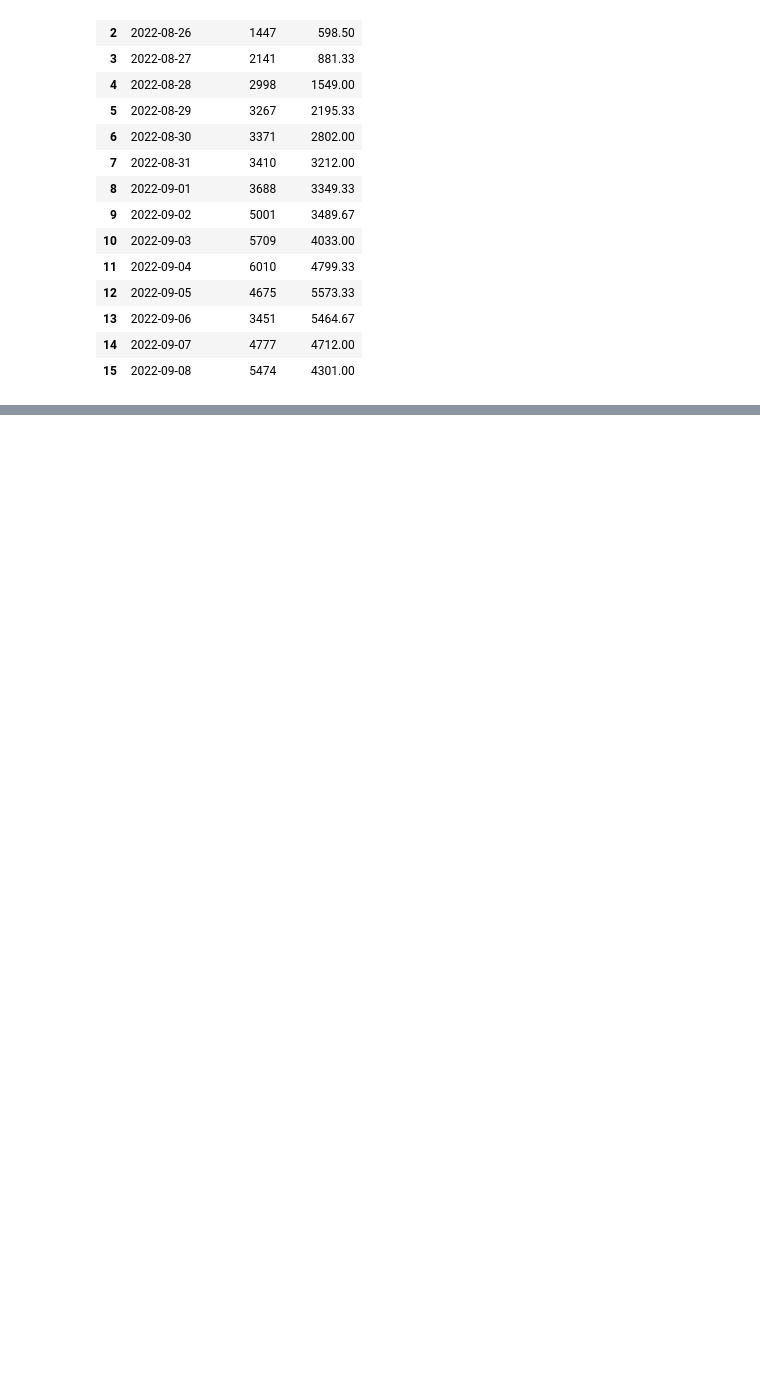
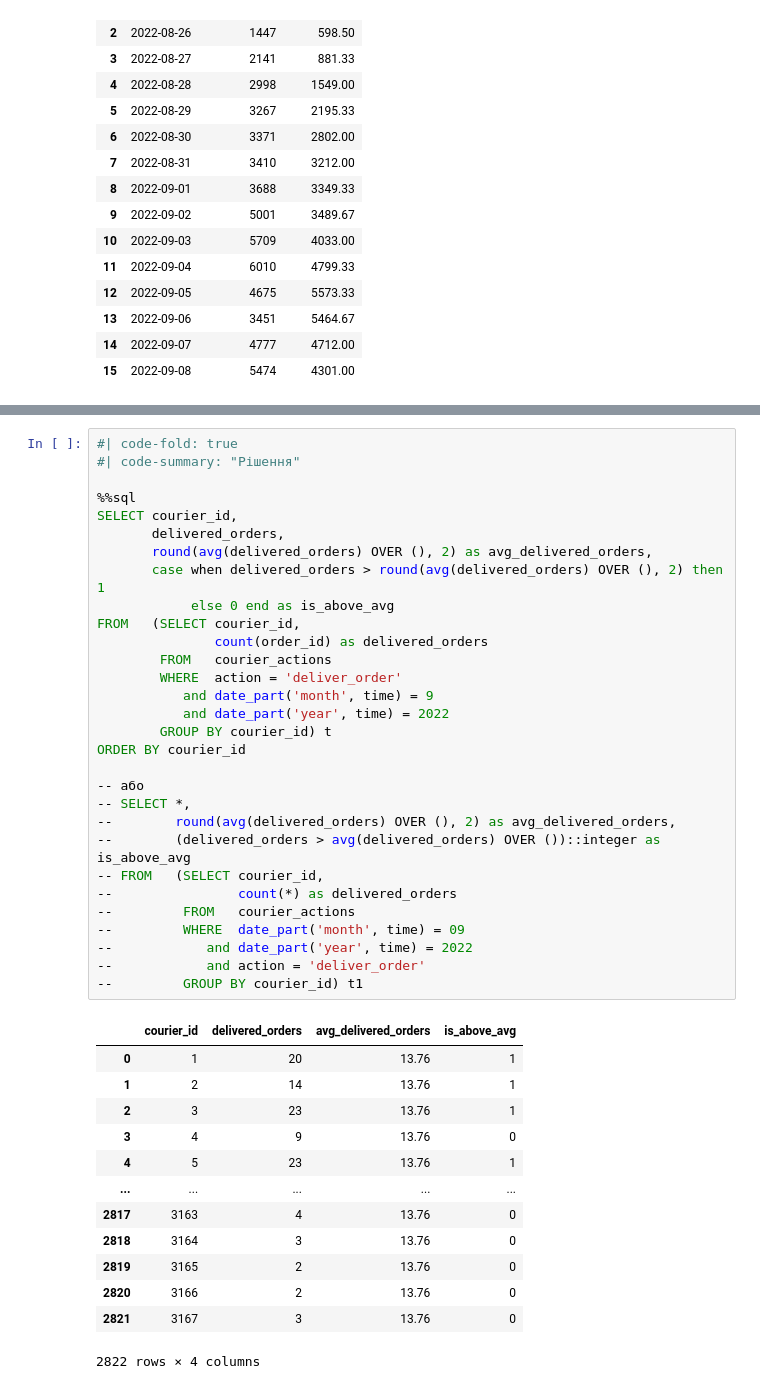
Before and after one commit to Aranaur/py4ds, a Jupyter notebook: sql_window.ipynb, the cells around one changed output, grey strips where cells are left out. Cells and saved outputs as stored; diff of their text form; blank space fills up the shorter version.

```diff
--- a/sql_window.ipynb
+++ b/sql_window.ipynb
@@ -758,0 +796,44 @@ FROM   (SELECT creation_time :: date as date,
+# %%
+#| code-fold: true
+#| code-summary: "Рішення"
+
+%%sql
+SELECT courier_id,
+       delivered_orders,
+       round(avg(delivered_orders) OVER (), 2) as avg_delivered_orders,
+       case when delivered_orders > round(avg(delivered_orders) OVER (), 2) then 1
+            else 0 end as is_above_avg
+FROM   (SELECT courier_id,
+               count(order_id) as delivered_orders
+        FROM   courier_actions
+        WHERE  action = 'deliver_order'
+           and date_part('month', time) = 9
+           and date_part('year', time) = 2022
+        GROUP BY courier_id) t
+ORDER BY courier_id
+
+-- або
+-- SELECT *,
+--        round(avg(delivered_orders) OVER (), 2) as avg_delivered_orders,
+--        (delivered_orders > avg(delivered_orders) OVER ())::integer as is_above_avg
+-- FROM   (SELECT courier_id,
+--                count(*) as delivered_orders
+--         FROM   courier_actions
+--         WHERE  date_part('month', time) = 09
+--            and date_part('year', time) = 2022
+--            and action = 'deliver_order'
+--         GROUP BY courier_id) t1
+# %% [output]
+|  | courier_id | delivered_orders | avg_delivered_orders | is_above_avg |
+| 0 | 1 | 20 | 13.76 | 1 |
+| 1 | 2 | 14 | 13.76 | 1 |
+| 2 | 3 | 23 | 13.76 | 1 |
+| 3 | 4 | 9 | 13.76 | 0 |
+| 4 | 5 | 23 | 13.76 | 1 |
+| ... | ... | ... | ... | ... |
+| 2817 | 3163 | 4 | 13.76 | 0 |
+| 2818 | 3164 | 3 | 13.76 | 0 |
+| 2819 | 3165 | 2 | 13.76 | 0 |
+| 2820 | 3166 | 2 | 13.76 | 0 |
+| 2821 | 3167 | 3 | 13.76 | 0 |
+2822 rows × 4 columns
```
Also changed, not shown: parts of 28 cells of this notebook, 2 other files.
